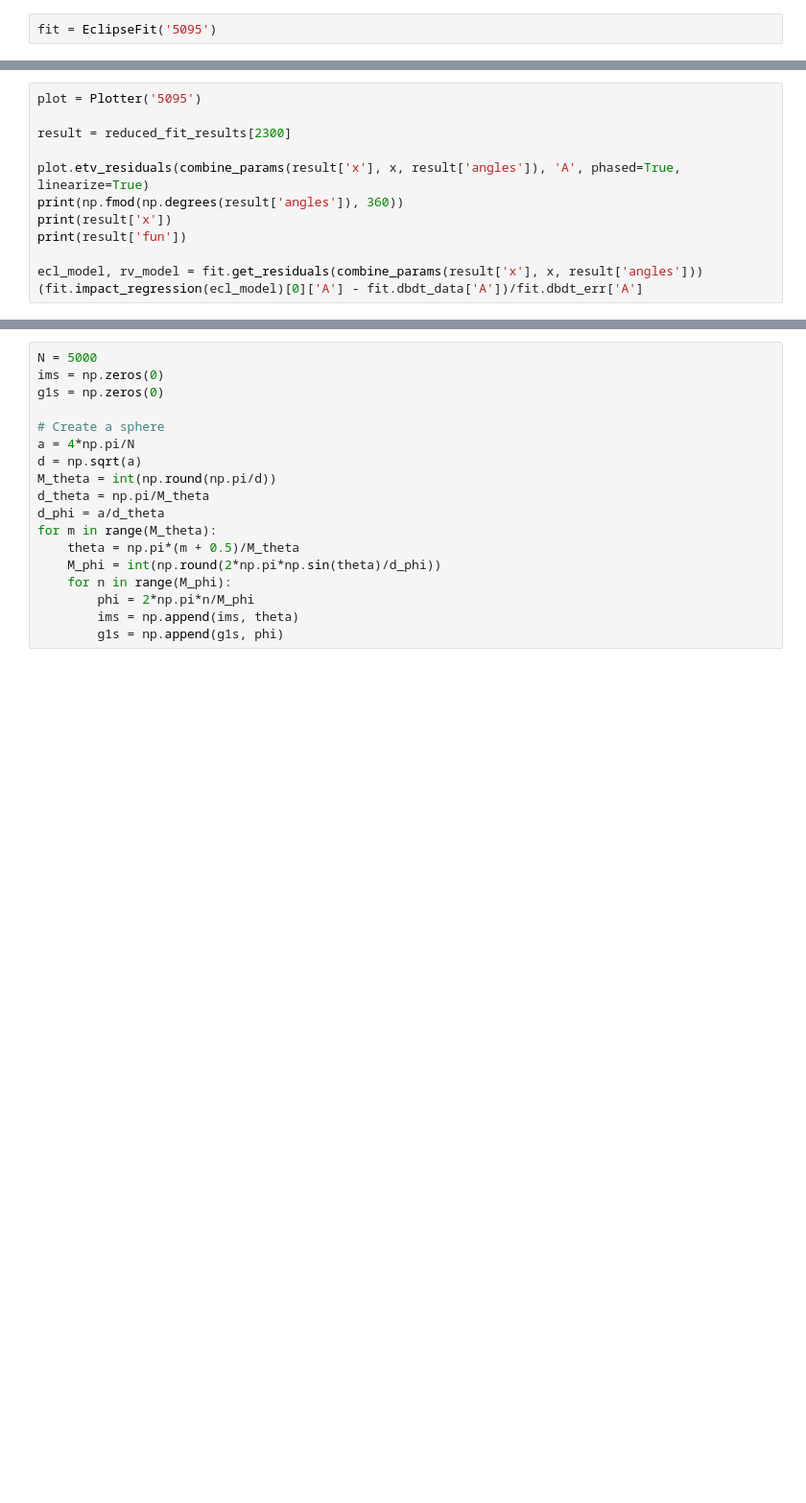
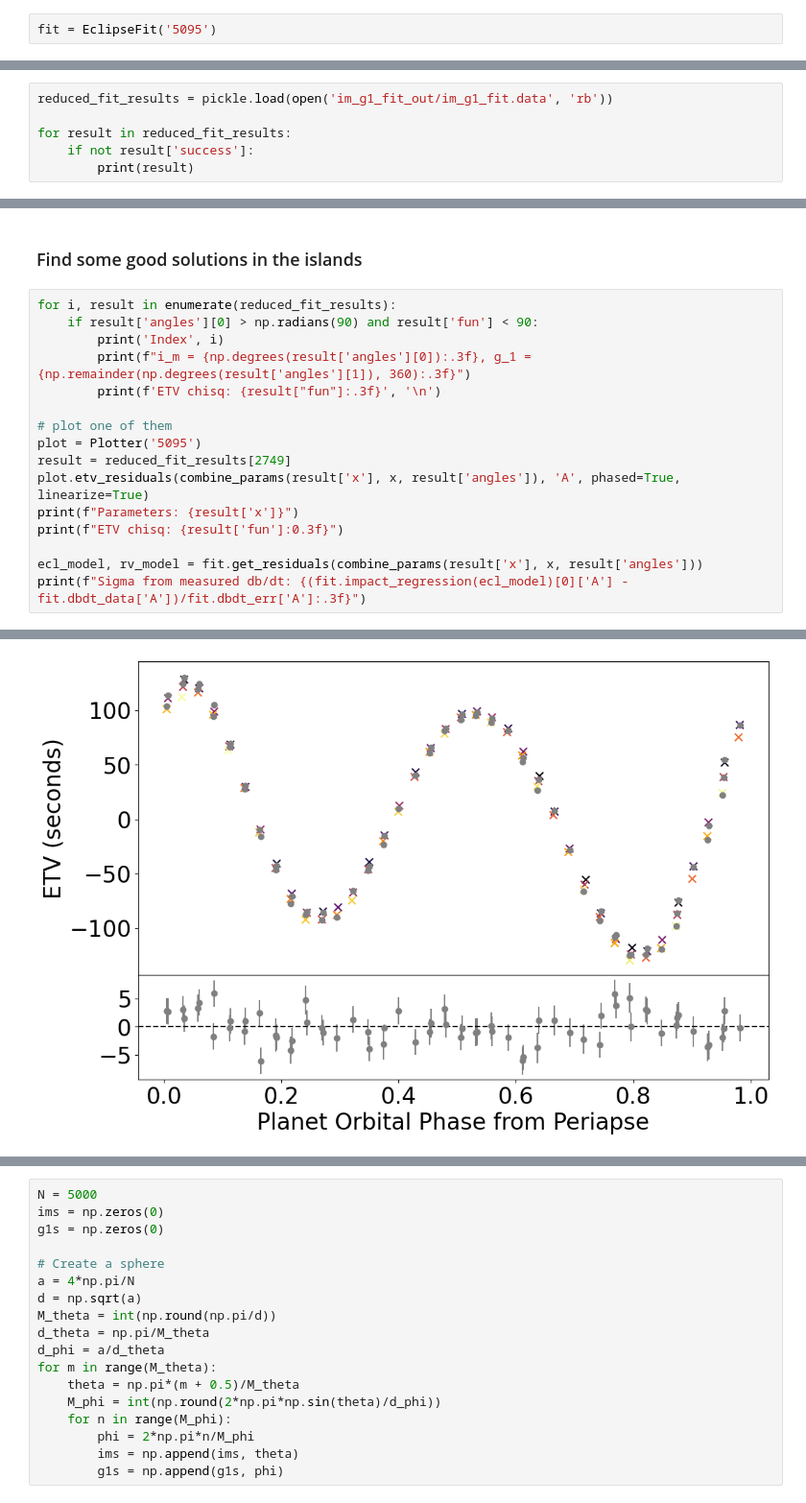
Before and after one commit to goldbergmax/etv-fit, a Jupyter notebook: dbdt.ipynb, the cells around one changed output, grey strips where cells are left out. Shown at 96% size. Saved outputs shown, nothing was run; the diff lists cells and outputs as text; blank space fills up the shorter version.

Commit message:
clean up dbdt fitting files and notebook

```diff
--- a/dbdt.ipynb
+++ b/dbdt.ipynb
@@ -217,12 +12,0 @@ for i, result in enumerate(reduced_fit_results):
-# %%
-plot = Plotter('5095')
-
-result = reduced_fit_results[2300]
-
-plot.etv_residuals(combine_params(result['x'], x, result['angles']), 'A', phased=True, linearize=True)
-print(np.fmod(np.degrees(result['angles']), 360))
-print(result['x'])
-print(result['fun'])
-
-ecl_model, rv_model = fit.get_residuals(combine_params(result['x'], x, result['angles']))
-(fit.impact_regression(ecl_model)[0]['A'] - fit.dbdt_data['A'])/fit.dbdt_err['A']
@@ -320,0 +49,6 @@ cbar.set_label('$\chi^2_{ETV}$', rotation=270, fontsize='x-large', labelpad=20)
+# %%
+reduced_fit_results = pickle.load(open('im_g1_fit_out/im_g1_fit.data', 'rb'))
+
+for result in reduced_fit_results:
+    if not result['success']:
+        print(result)
@@ -320,0 +119,19 @@ cbar.set_label('$\chi^2_{ETV}$', rotation=270, fontsize='x-large', labelpad=20)
+# %% [markdown]
+### Find some good solutions in the islands
+# %%
+for i, result in enumerate(reduced_fit_results):
+    if result['angles'][0] > np.radians(90) and result['fun'] < 90:
+        print('Index', i)
+        print(f"i_m = {np.degrees(result['angles'][0]):.3f}, g_1 = {np.remainder(np.degrees(result['angles'][1]), 360):.3f}")
+        print(f'ETV chisq: {result["fun"]:.3f}', '\n')
+
+# plot one of them
+plot = Plotter('5095')
+result = reduced_fit_results[2749]
+plot.etv_residuals(combine_params(result['x'], x, result['angles']), 'A', phased=True, linearize=True)
+print(f"Parameters: {result['x']}")
+print(f"ETV chisq: {result['fun']:0.3f}")
+
+ecl_model, rv_model = fit.get_residuals(combine_params(result['x'], x, result['angles']))
+print(f"Sigma from measured db/dt: {(fit.impact_regression(ecl_model)[0]['A'] - fit.dbdt_data['A'])/fit.dbdt_err['A']:.3f}")
+# %% [output]
@@ -320,0 +150 @@ cbar.set_label('$\chi^2_{ETV}$', rotation=270, fontsize='x-large', labelpad=20)
+[figure, added]
```
Also changed, not shown: parts of 42 cells of this notebook, 12 other files.
